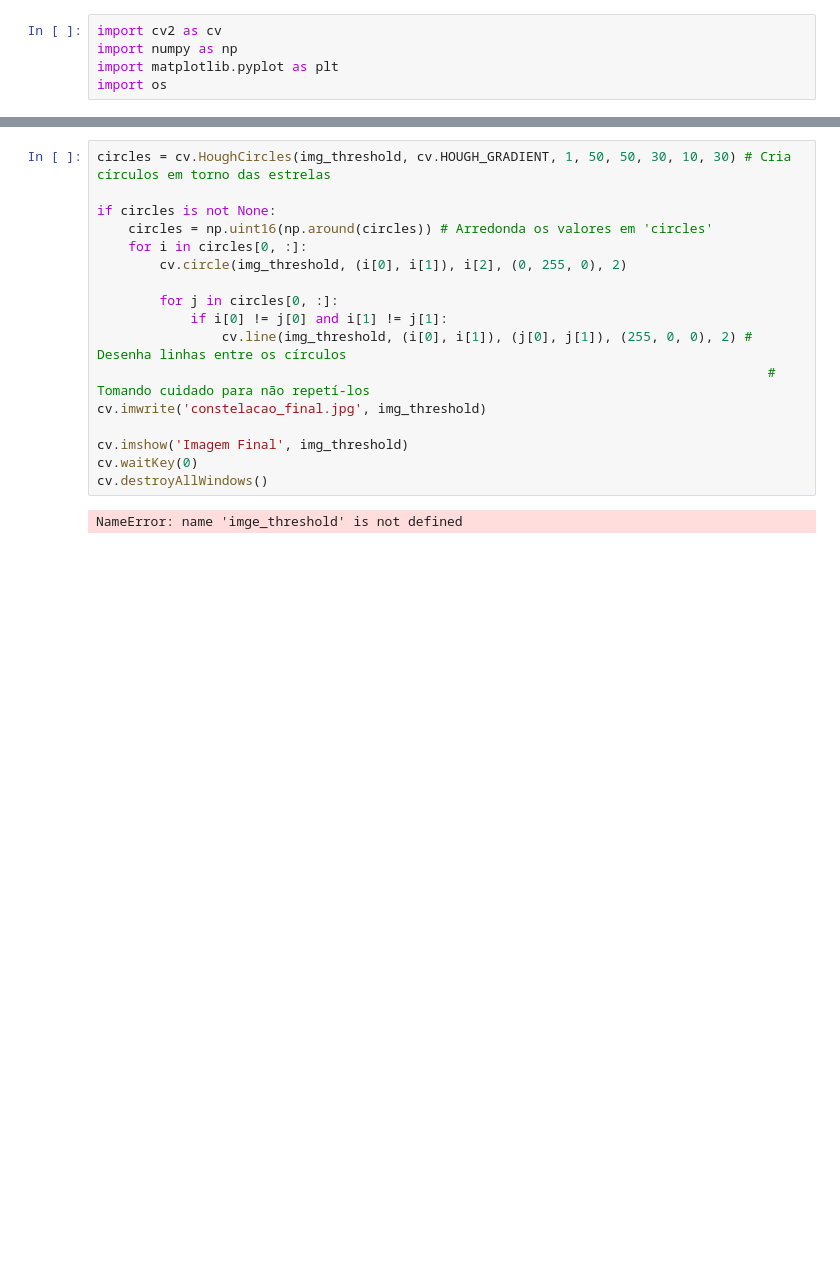
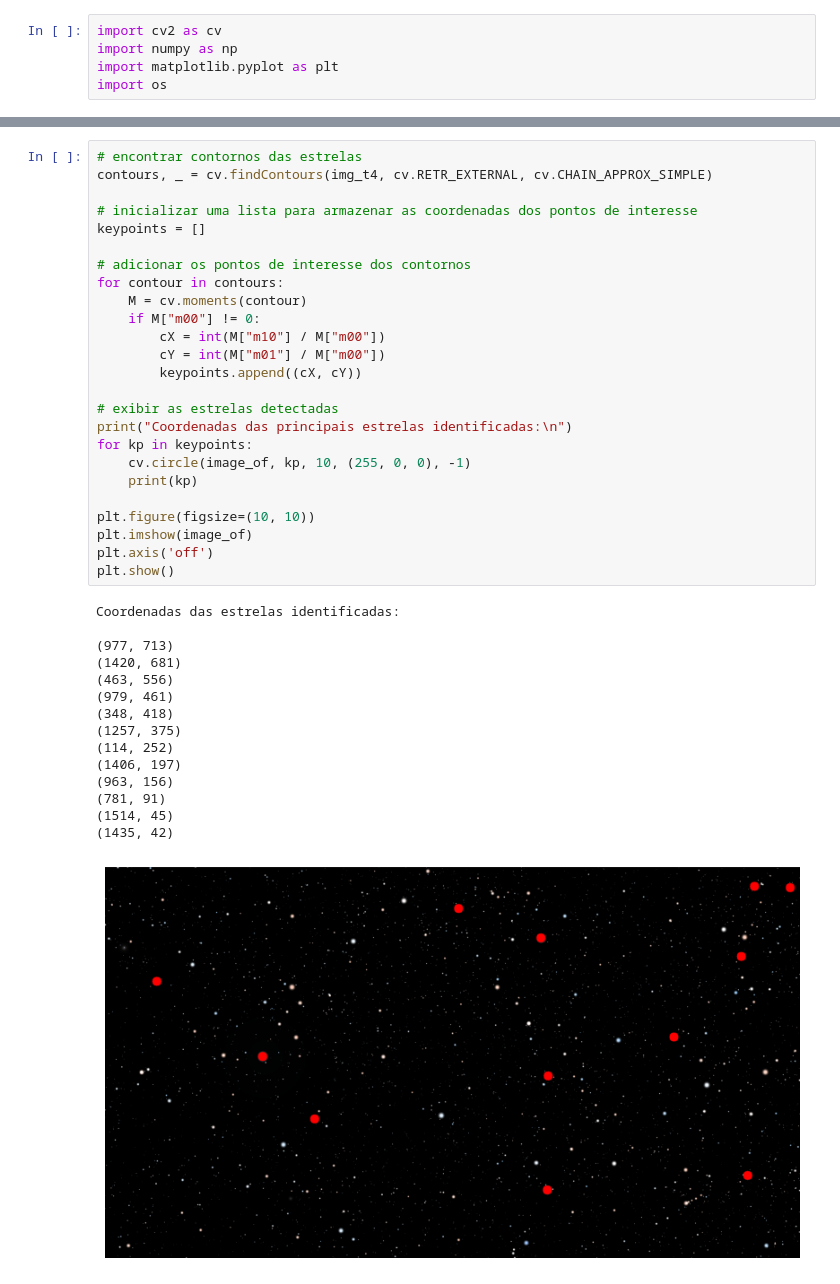
Before and after one commit to zenitheesc/constellation-identifier, a Jupyter notebook: src/pre-processamento.ipynb, the cells around one changed output, grey strips where cells are left out. Saved outputs shown, nothing was run; the diff lists cells and outputs as text; blank space fills up the shorter version.

Commit message:
impressao de estrelas de interesse

```diff
--- a/src/pre-processamento.ipynb
+++ b/src/pre-processamento.ipynb
@@ -75,19 +76,41 @@ plt.show()
 # %%
-circles = cv.HoughCircles(img_threshold, cv.HOUGH_GRADIENT, 1, 50, 50, 30, 10, 30) # Cria círculos em torno das estrelas
+# encontrar contornos das estrelas
+contours, _ = cv.findContours(img_t4, cv.RETR_EXTERNAL, cv.CHAIN_APPROX_SIMPLE)
 
-if circles is not None:
-    circles = np.uint16(np.around(circles)) # Arredonda os valores em 'circles'
-    for i in circles[0, :]:
-        cv.circle(img_threshold, (i[0], i[1]), i[2], (0, 255, 0), 2)
+# inicializar uma lista para armazenar as coordenadas dos pontos de interesse
+keypoints = []
 
-        for j in circles[0, :]:
-            if i[0] != j[0] and i[1] != j[1]:
-                cv.line(img_threshold, (i[0], i[1]), (j[0], j[1]), (255, 0, 0), 2) # Desenha linhas entre os círculos
-                                                                                      # Tomando cuidado para não repetí-los
-cv.imwrite('constelacao_final.jpg', img_threshold)
+# adicionar os pontos de interesse dos contornos
+for contour in contours:
+    M = cv.moments(contour)
+    if M["m00"] != 0:
+        cX = int(M["m10"] / M["m00"])
+        cY = int(M["m01"] / M["m00"])
+        keypoints.append((cX, cY))
 
-cv.imshow('Imagem Final', img_threshold)
-cv.waitKey(0)
-cv.destroyAllWindows()
+# exibir as estrelas detectadas
+print("Coordenadas das principais estrelas identificadas:\n")
+for kp in keypoints:
+    cv.circle(image_of, kp, 10, (255, 0, 0), -1)
+    print(kp)
+
+plt.figure(figsize=(10, 10))
+plt.imshow(image_of)
+plt.axis('off')
+plt.show()
 # %% [output]
-NameError: name 'imge_threshold' is not defined
+Coordenadas das estrelas identificadas:
+
+(977, 713)
+(1420, 681)
+(463, 556)
+(979, 461)
+(348, 418)
+(1257, 375)
+(114, 252)
+(1406, 197)
+(963, 156)
+(781, 91)
+(1514, 45)
+(1435, 42)
+[figure, added]
```
Also changed, not shown: parts of 2 cells of this notebook.
